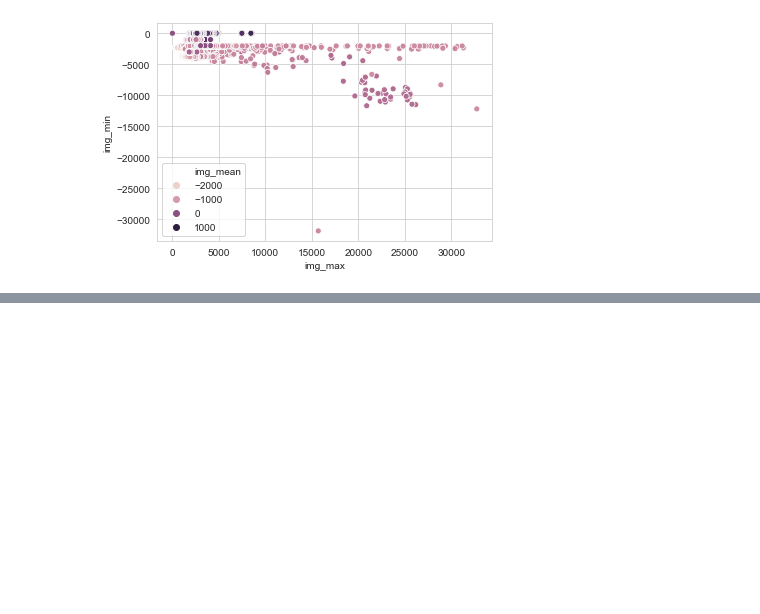
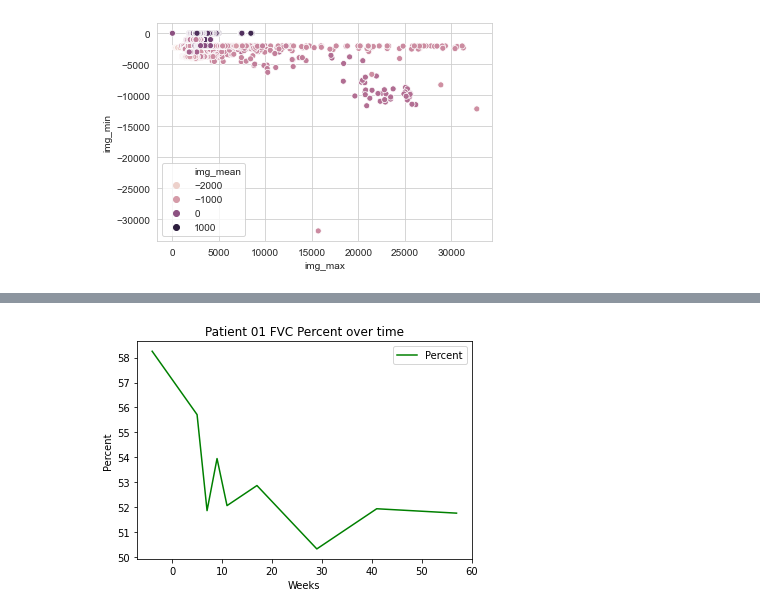
Before and after one commit to vdegenova/osic_kaggle, a Jupyter notebook: OSIC EDA.ipynb, the cells around one changed output, grey strips where cells are left out. Saved outputs shown, nothing was run; the diff lists cells and outputs as text; code cells hidden in the pictures; blank space fills up the shorter version.

```diff
--- a/OSIC EDA.ipynb
+++ b/OSIC EDA.ipynb
@@ -248,0 +295,7 @@ sns.scatterplot(data = meta_data_df, x='img_max', y='img_min', hue='img_mean');
+# %%
+patient_01.plot(kind='line',x='Weeks',y='Percent',color='green')
+plt.ylabel("Percent")
+plt.title("Patient 01 FVC Percent over time")
+plt.show()
+# %% [output]
+[figure, added]
```
Also changed, not shown: parts of 5 cells of this notebook, 2 other files.
